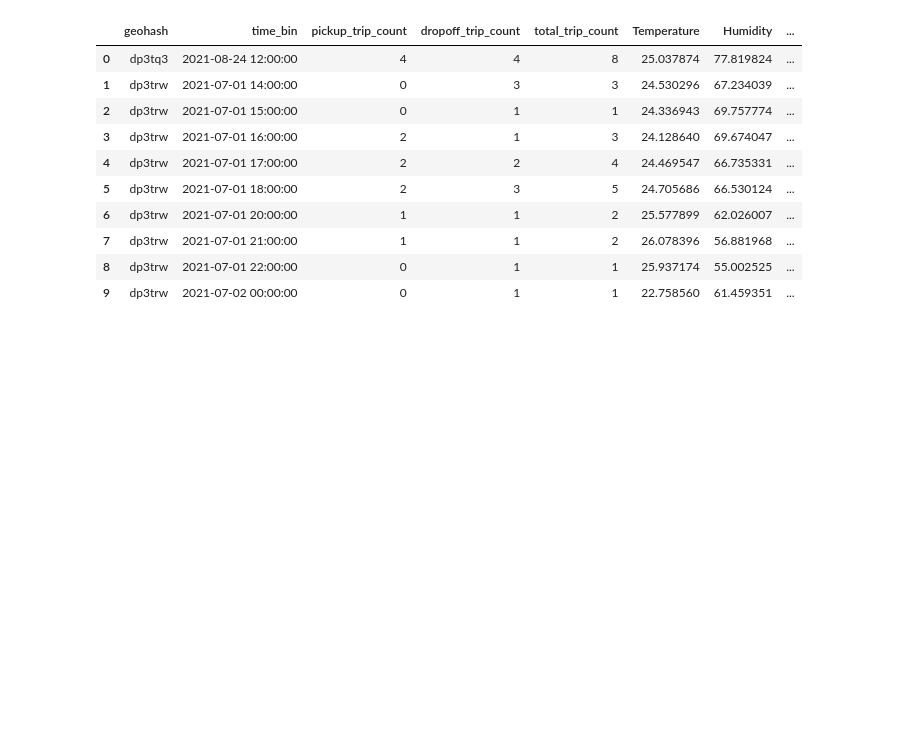
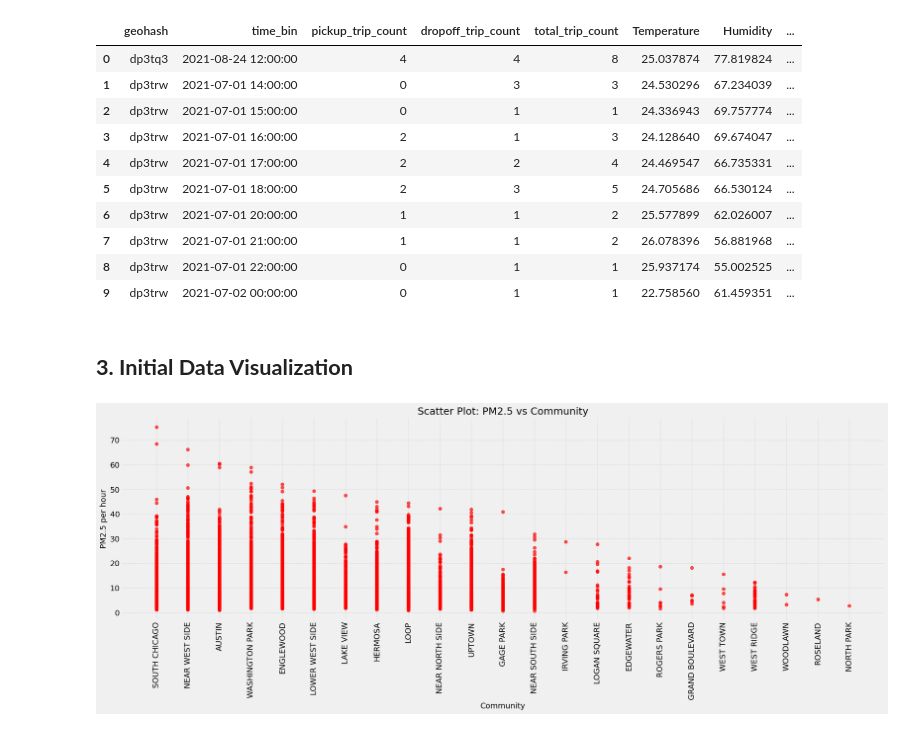
Before and after one commit to Dr-Isam-ALJAWARNEH/fds-project-space-time-clustering-for-aq, a Jupyter notebook: Chicago Space-Time Clustering of Mobility Patterns and Air Quality Hotspots.ipynb, the cells around one changed output. Cells and saved outputs as stored; diff of their text form; code cells hidden in the pictures; blank space fills up the shorter version.

Commit message:
Add files via upload
initial data visualization added

```diff
--- a/Chicago Space-Time Clustering of Mobility Patterns and Air Quality Hotspots.ipynb
+++ b/Chicago Space-Time Clustering of Mobility Patterns and Air Quality Hotspots.ipynb
@@ -192,12 +192,9 @@ Taxi_trips_data = Taxi_trips_data[
     (Taxi_trips_data['Dropoff Centroid Latitude'].notna()) & (Taxi_trips_data['Dropoff Centroid Latitude'] != 0) &
     (Taxi_trips_data['Dropoff Centroid Longitude'].notna()) & (Taxi_trips_data['Dropoff Centroid Longitude'] != 0)]
 
+Taxi_trips_data['Trip Start Timestamp'] = pd.to_datetime(Taxi_trips_data['Trip Start Timestamp'])
+Taxi_trips_data['Trip End Timestamp'] = pd.to_datetime(Taxi_trips_data['Trip End Timestamp'])
 
-Taxi_trips_data.loc[:, 'Trip Start Timestamp'] = pd.to_datetime(
-    Taxi_trips_data['Trip Start Timestamp'], format="%m/%d/%Y %I:%M:%S %p")
-
-Taxi_trips_data.loc[:, 'Trip End Timestamp'] = pd.to_datetime(
-    Taxi_trips_data['Trip End Timestamp'], format="%m/%d/%Y %I:%M:%S %p")
 
 print("Taxi_trips_data",Taxi_trips_data.shape)
 # %% [output]
@@ -509,3 +506,33 @@ dtype: int64
 | 7 | dp3trw | 2021-07-01 21:00:00 | 1 | 1 | 2 | 26.078396 | 56.881968 | ... |
 | 8 | dp3trw | 2021-07-01 22:00:00 | 0 | 1 | 1 | 25.937174 | 55.002525 | ... |
 | 9 | dp3trw | 2021-07-02 00:00:00 | 0 | 1 | 1 | 22.758560 | 61.459351 | ... |
+# %% [markdown]
+## **3. Initial Data Visualization**
+# %%
+#Scatter Plot: PM2.5 vs Community
+# Sort the data by PM2.5 for better visual order (optional)
+joined_sorted = joined.sort_values(by='PM25', ascending=False)
+
+#removeing outliers
+joined_sorted = joined_sorted.where(joined['PM25'] < 90).dropna()
+
+
+# Create the scatter plot
+plt.figure(figsize=(20, 8))
+plt.scatter(joined_sorted['community'], joined_sorted['PM25'], color='red', alpha=0.7)
+
+# Titles and labels
+plt.title('Scatter Plot: PM2.5 vs Community', fontsize=18)
+plt.xlabel('Community', fontsize=14)
+plt.ylabel('PM2.5 per hour', fontsize=14)
+
+# Rotate x labels for better readability
+plt.xticks(rotation=90)
+
+# Add grid
+plt.grid(True, linestyle='--', alpha=0.5)
+
+plt.tight_layout()
+plt.show()
+# %% [output]
+[figure, added]
```
Also changed, not shown: parts of 5 cells of this notebook.
